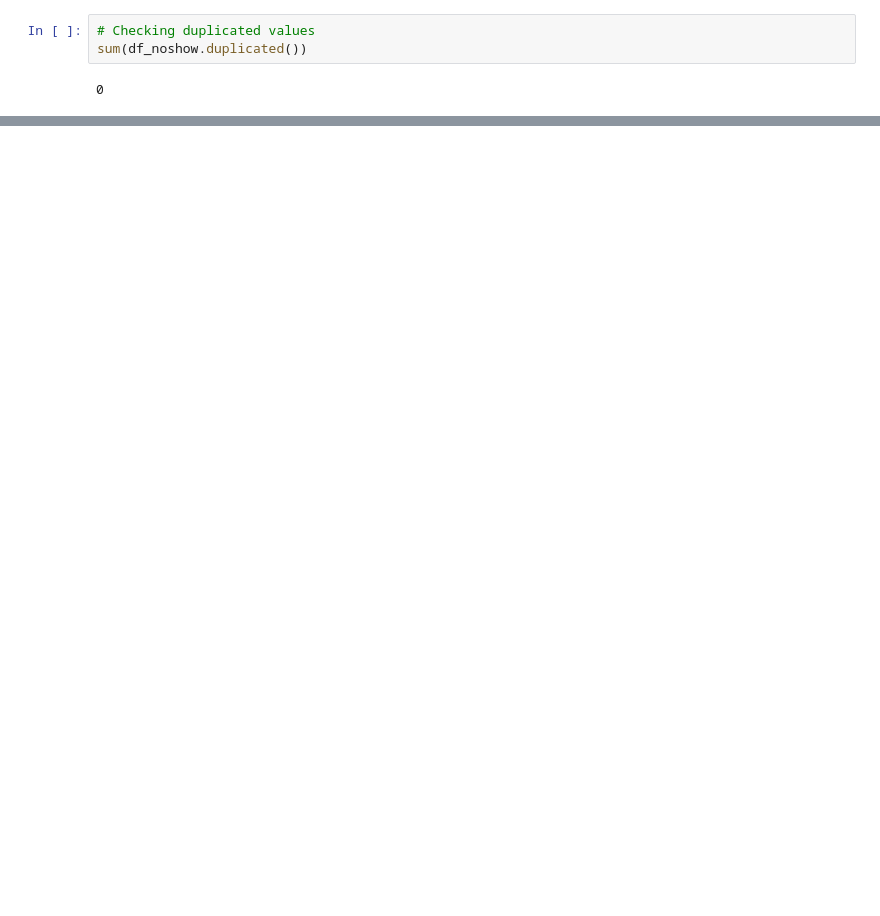
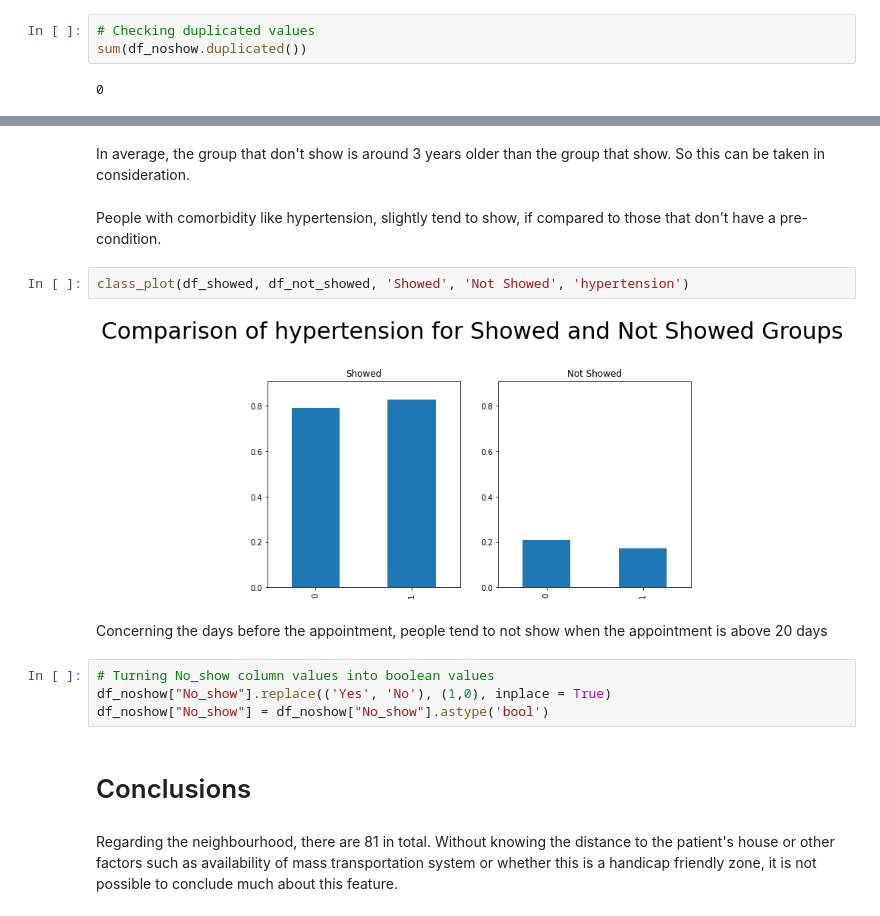
Before and after one commit to luiziurk/python_scripts, a Jupyter notebook: Datasets/project_2/Project 2_Udacity.ipynb, the cells around one changed output, grey strips where cells are left out. Drawn from its saved outputs; the diff is of its cells as text; blank space fills up the shorter version.

```diff
--- a/Datasets/project_2/Project 2_Udacity.ipynb
+++ b/Datasets/project_2/Project 2_Udacity.ipynb
@@ -176,0 +436,19 @@ def bin_names(bin_list):
+# %% [markdown]
+In average, the group that don't show is around 3 years older than the group that show. So this can be taken in consideration.
+# %% [markdown]
+People with comorbidity like hypertension, slightly tend to show, if compared to those that don't have a pre-condition.
+# %%
+class_plot(df_showed, df_not_showed, 'Showed', 'Not Showed', 'hypertension')
+# %% [output]
+[figure, added]
+# %% [markdown]
+Concerning the days before the appointment, people tend to not show when the appointment is above 20 days
+# %%
+# Turning No_show column values into boolean values
+df_noshow["No_show"].replace(('Yes', 'No'), (1,0), inplace = True)
+df_noshow["No_show"] = df_noshow["No_show"].astype('bool')
+# %% [markdown]
+<a id='conclusions'></a>
+# Conclusions
+# %% [markdown]
+Regarding the neighbourhood, there are 81 in total. Without knowing the distance to the patient's house or other factors such as availability of mass transportation system or whether this is a handicap friendly zone, it is not possible to conclude much about this feature.
```
Also changed, not shown: parts of 51 cells of this notebook.
